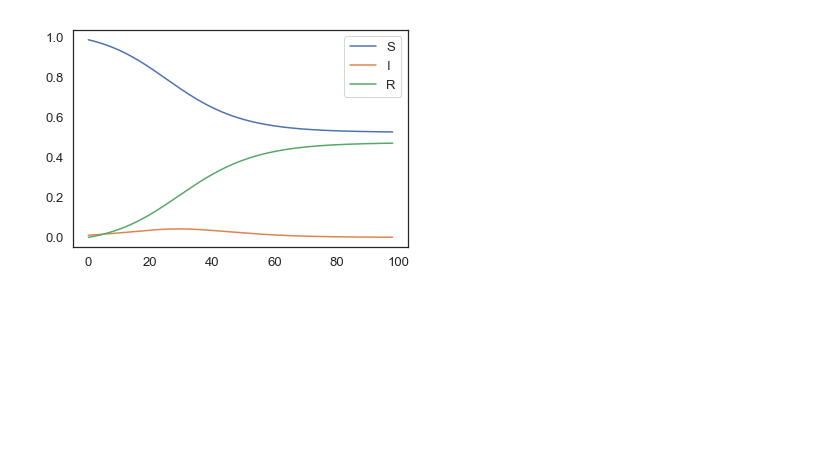
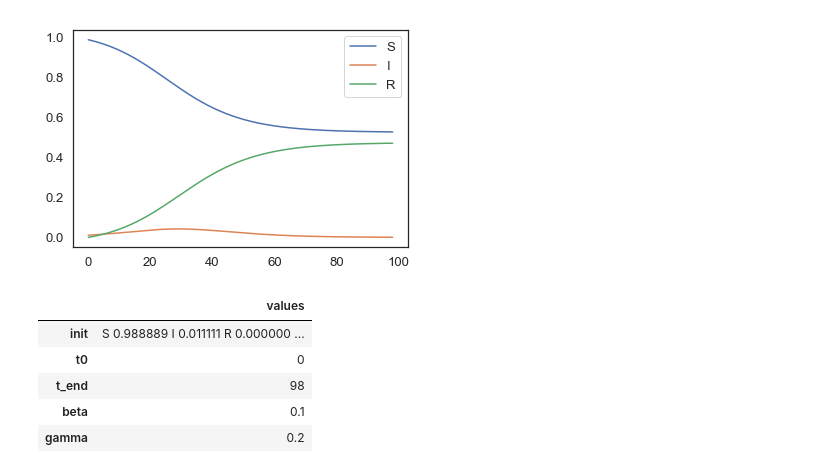
Before and after one commit to colinmsnow/ModSimPy, a Jupyter notebook: code/chap13ode.ipynb, the cells around one changed output. Drawn from its saved outputs; the diff is of its cells as text; code cells hidden in the pictures; blank space fills up the shorter version.

```diff
--- a/code/chap13ode.ipynb
+++ b/code/chap13ode.ipynb
@@ -267,3 +267,12 @@ results.plot()
 # %% [output]
 <matplotlib.axes._subplots.AxesSubplot at 0x...>
 [figure]
+# %%
+make_system(.1,.2)
+# %% [output]
+|  | values |
+| init | S 0.988889 I 0.011111 R 0.000000 ... |
+| t0 | 0 |
+| t_end | 98 |
+| beta | 0.1 |
+| gamma | 0.2 |
```
Also changed, not shown: parts of 1 cell of this notebook, 3 other files.
